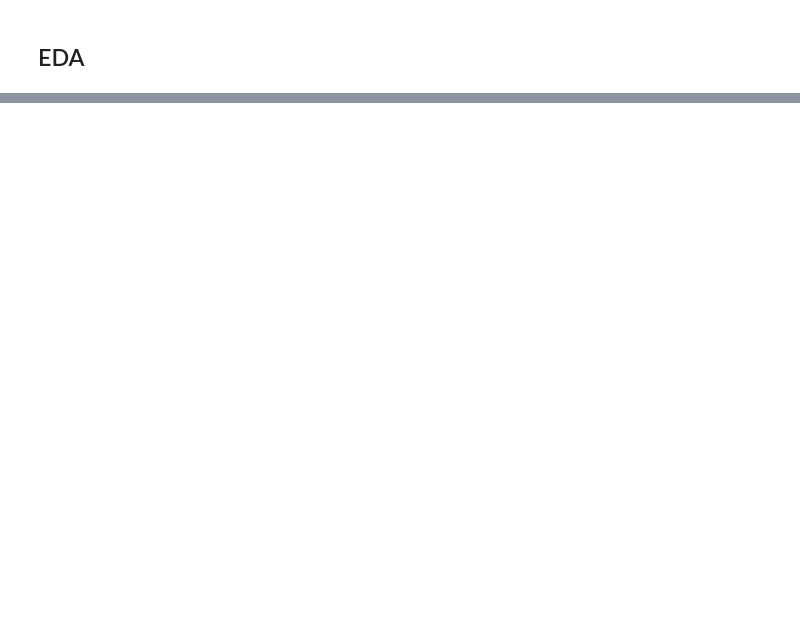
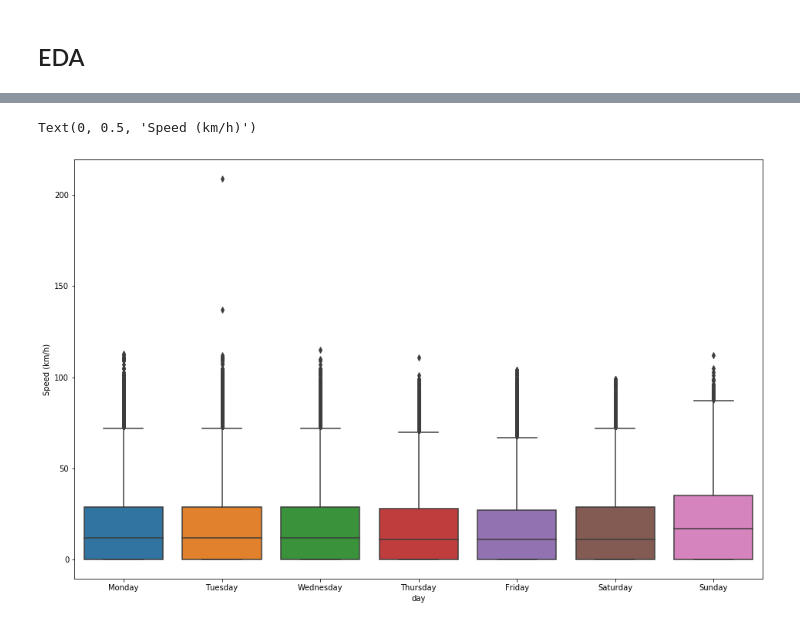
Before and after one commit to AlejoB13C/rastreo-satelital, a Jupyter notebook: notebooks/InDepthEDA.ipynb, the cells around one changed output, grey strips where cells are left out. Saved outputs shown, nothing was run; the diff lists cells and outputs as text; code cells hidden in the pictures; blank space fills up the shorter version.

```diff
--- a/notebooks/InDepthEDA.ipynb
+++ b/notebooks/InDepthEDA.ipynb
@@ -567,0 +168,10 @@ As it was expected, the speed distribution is left skewed. It is observed that i
+# %%
+fig,ax = plt.subplots(figsize=(16,10))
+sns.boxplot(x='day',y='Speed',data=df,ax=ax)
+labels = ax.get_xticklabels()
+labels = [DayTransform[int(float(x.get_text()))] for x in labels]
+ax.set_xticklabels(labels)
+ax.set_ylabel('Speed (km/h)')
+# %% [output]
+Text(0, 0.5, 'Speed (km/h)')
+[figure, added]
```
Also changed, not shown: parts of 90 cells of this notebook.
